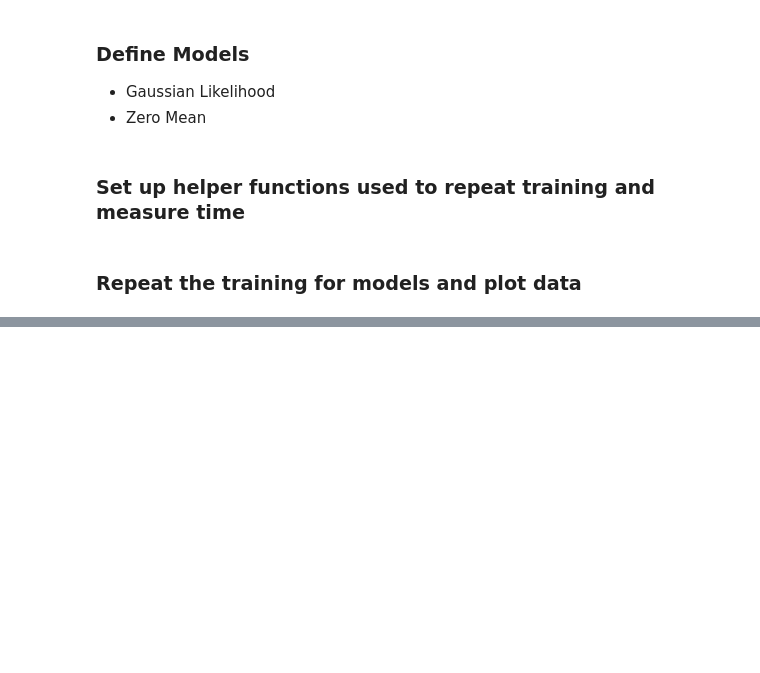
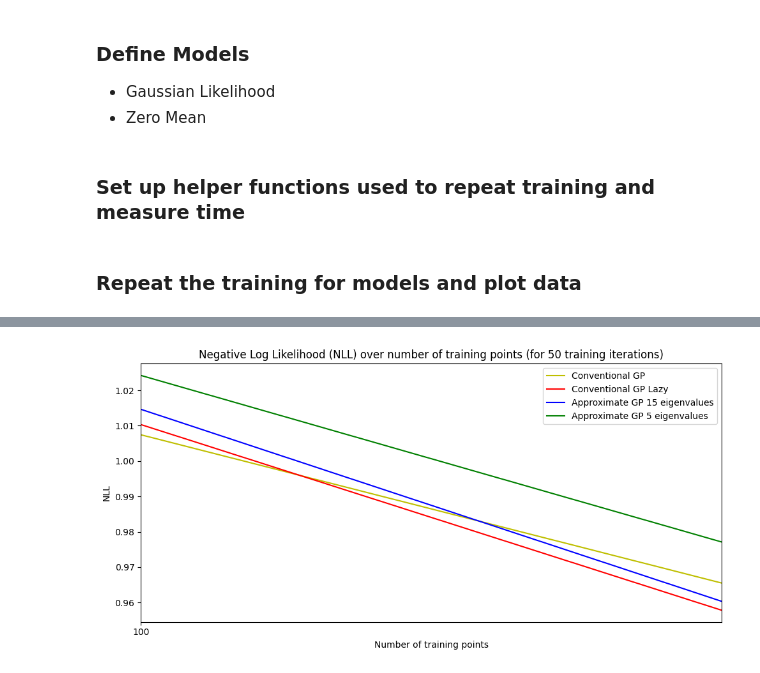
Before and after one commit to Cef0PT/famgpytorch, a Jupyter notebook: playground/multi_output_time_over_number_of_training_points.ipynb, the cells around one changed output, grey strips where cells are left out. Drawn from its saved outputs; the diff is of its cells as text; code cells hidden in the pictures; blank space fills up the shorter version.

```diff
--- a/playground/multi_output_time_over_number_of_training_points.ipynb
+++ b/playground/multi_output_time_over_number_of_training_points.ipynb
@@ -46,13 +46,28 @@ class ConventionalGPModel(gpytorch.models.ExactGP):
         covar_x = self.covar_module(x)
         return gpytorch.distributions.MultitaskMultivariateNormal(mean_x, covar_x)
 
+class ConventionalGPModelLinearCG(gpytorch.models.ExactGP):
+    def __init__(self, train_inputs, train_targets, likelihood):
+        super(ConventionalGPModelLinearCG, self).__init__(train_inputs, train_targets, likelihood)
+        self.mean_module = gpytorch.means.MultitaskMean(
+            gpytorch.means.ZeroMean(), num_tasks=2
+        )
+        self.covar_module = famgpytorch.kernels.MultitaskKernelApprox(
+            gpytorch.kernels.RBFKernel(), num_tasks=2, rank=1
+        )
+
+    def forward(self, x):
+        mean_x = self.mean_module(x)
+        covar_x = self.covar_module(x)
+        return gpytorch.distributions.MultitaskMultivariateNormal(mean_x, covar_x)
+
 class ApproxGPModel15(gpytorch.models.ExactGP):
     def __init__(self, train_inputs, train_targets, likelihood):
         super(ApproxGPModel15, self).__init__(train_inputs, train_targets, likelihood)
         self.mean_module = gpytorch.means.MultitaskMean(
             gpytorch.means.ZeroMean(), num_tasks=2
         )
-        self.covar_module = gpytorch.kernels.MultitaskKernel(
+        self.covar_module = famgpytorch.kernels.MultitaskKernelApprox(
             famgpytorch.kernels.RBFKernelApprox(number_of_eigenvalues=15), num_tasks=2, rank=1
         )
 
@@ -67,7 +82,7 @@ class ApproxGPModel5(gpytorch.models.ExactGP):
         self.mean_module = gpytorch.means.MultitaskMean(
             gpytorch.means.ZeroMean(), num_tasks=2
         )
-        self.covar_module = gpytorch.kernels.MultitaskKernel(
+        self.covar_module = famgpytorch.kernels.MultitaskKernelApprox(
             famgpytorch.kernels.RBFKernelApprox(number_of_eigenvalues=5), num_tasks=2, rank=1
         )
 
@@ -268,0 +340,22 @@ f.tight_layout()
+# %%
+f, ax1 = plt.subplots(1, 1, figsize=(10, 5))
+
+x_min, x_max = np.nanmin(sample_nbs), np.nanmax(sample_nbs)
+
+# plot loss
+ax1.set_title("Negative Log Likelihood (NLL) over number of training points (for 50 training iterations)")
+ax1.set_xlabel("Number of training points")
+ax1.set_ylabel("NLL")
+
+ax1.plot(sample_nbs, train_l[0], 'y')
+ax1.plot(sample_nbs, train_l[1], 'r')
+ax1.plot(sample_nbs, train_l[2], 'b')
+ax1.plot(sample_nbs, train_l[3], 'g')
+
+ax1.set_xlim(x_min, x_max)
+ax1.set_xticks(np.arange(x_min, x_max + 1, 4000))
+ax1.legend(["Conventional GP", "Conventional GP Lazy", "Approximate GP 15 eigenvalues", "Approximate GP 5 eigenvalues"])
+
+f.tight_layout()
+# %% [output]
+[figure, new version]
```
Also changed, not shown: parts of 7 cells of this notebook, 14 other files.
